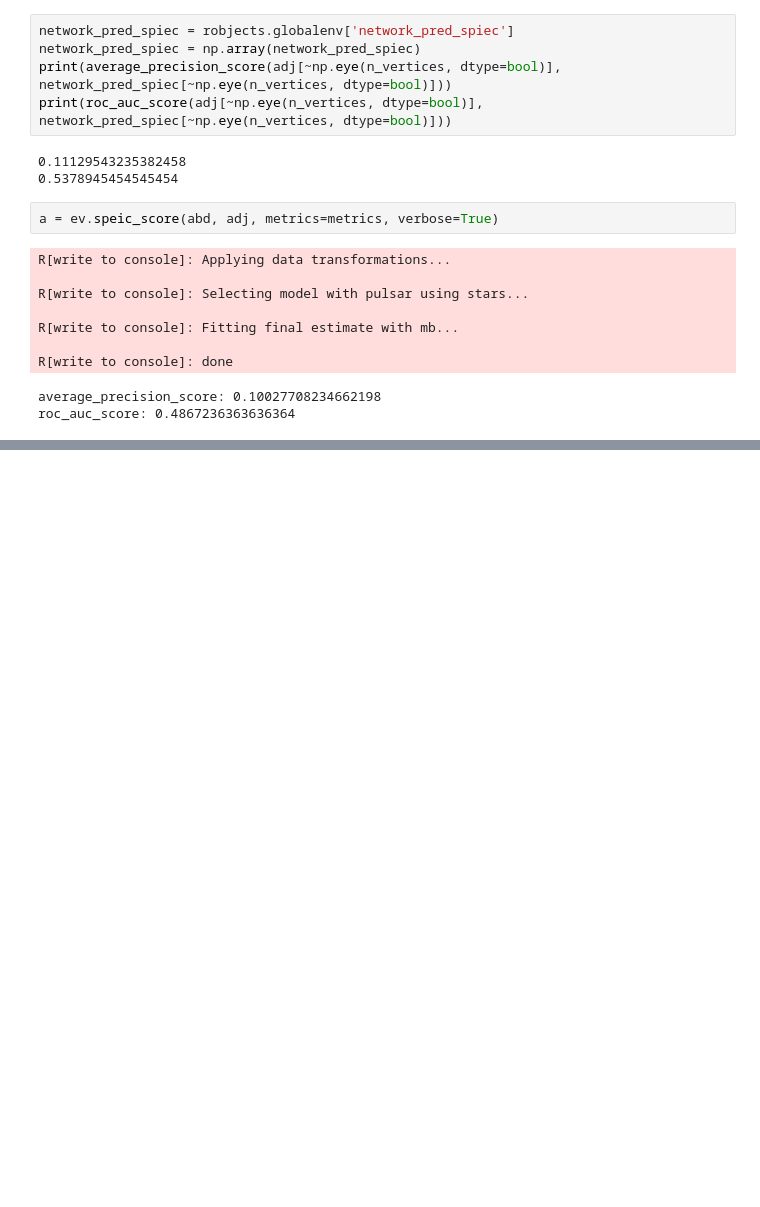
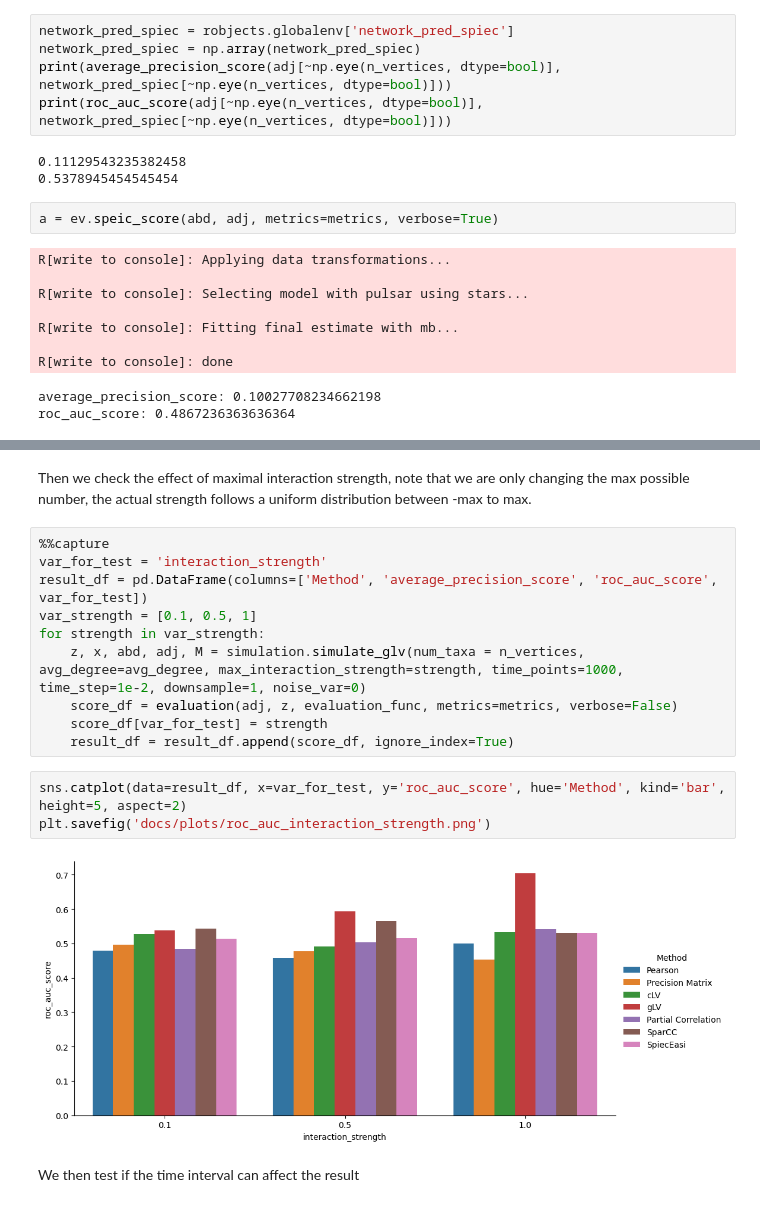
Before and after one commit to tianqitang1/microbial_network_explore, a Jupyter notebook: docs/evaluation_report.ipynb, the cells around one changed output, grey strips where cells are left out. Saved outputs shown, nothing was run; the diff lists cells and outputs as text; blank space fills up the shorter version.

```diff
--- a/docs/evaluation_report.ipynb
+++ b/docs/evaluation_report.ipynb
@@ -332,0 +297,19 @@ TtestResult(statistic=3.5637258011527617, pvalue=0.0008266584042734103, df=49)
+# %% [markdown]
+Then we check the effect of maximal interaction strength, note that we are only changing the max possible number, the actual strength follows a uniform distribution between -max to max.
+# %%
+%%capture
+var_for_test = 'interaction_strength'
+result_df = pd.DataFrame(columns=['Method', 'average_precision_score', 'roc_auc_score', var_for_test])
+var_strength = [0.1, 0.5, 1]
+for strength in var_strength:
+    z, x, abd, adj, M = simulation.simulate_glv(num_taxa = n_vertices, avg_degree=avg_degree, max_interaction_strength=strength, time_points=1000, time_step=1e-2, downsample=1, noise_var=0)
+    score_df = evaluation(adj, z, evaluation_func, metrics=metrics, verbose=False)
+    score_df[var_for_test] = strength
+    result_df = result_df.append(score_df, ignore_index=True)
+# %%
+sns.catplot(data=result_df, x=var_for_test, y='roc_auc_score', hue='Method', kind='bar', height=5, aspect=2)
+plt.savefig('docs/plots/roc_auc_interaction_strength.png')
+# %% [output]
+[figure, added]
+# %% [markdown]
+We then test if the time interval can affect the result
```
Also changed, not shown: parts of 34 cells of this notebook, 14 other files.
